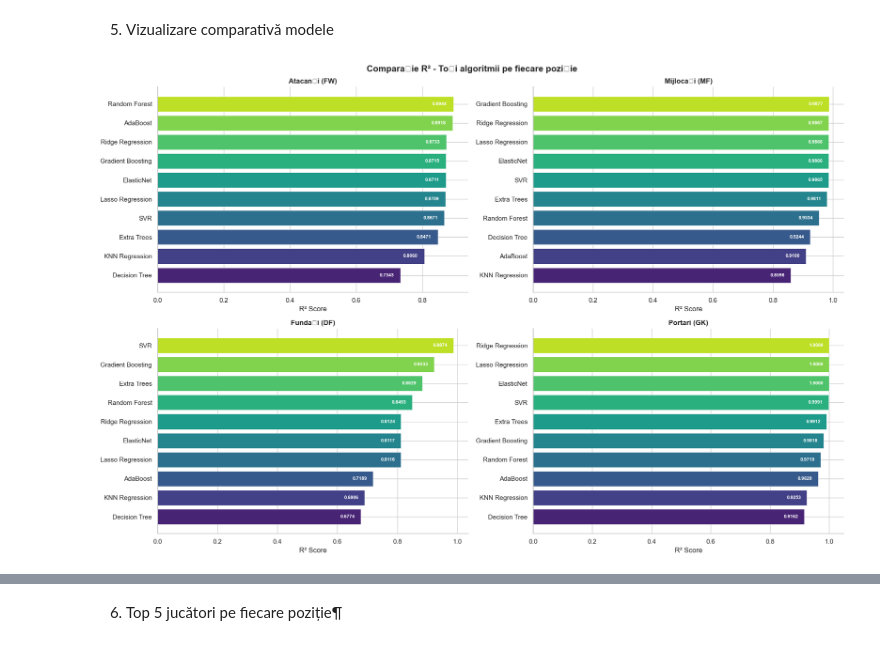
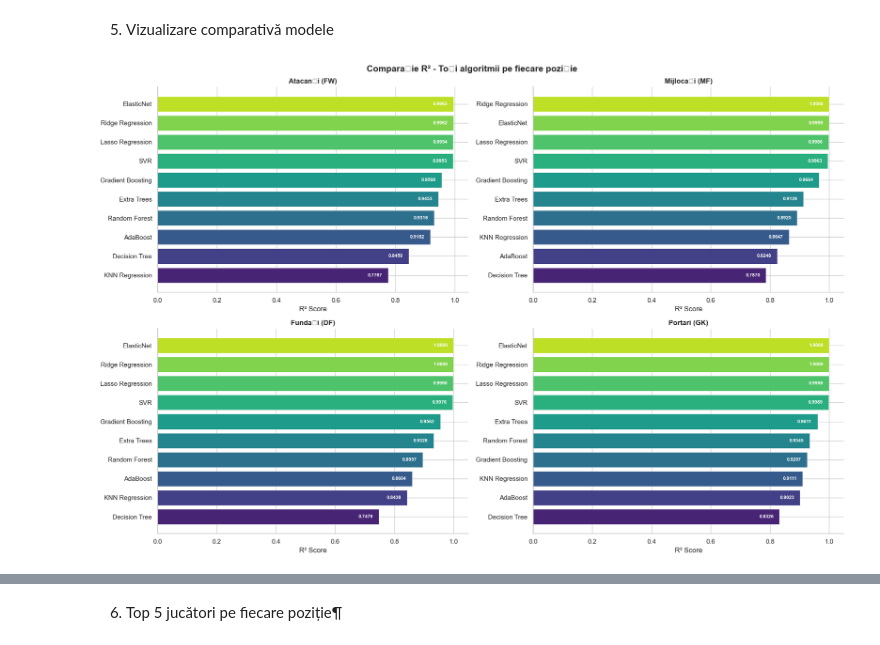
Before and after one commit to ZetPlay10/Sisteme-inteligente, a Jupyter notebook: fotbal.ipynb, the cells around one changed output, grey strips where cells are left out. Drawn from its saved outputs; the diff is of its cells as text; code cells hidden in the pictures.

Commit message:
Analiza modelului final (explainability). Interpretarea rezultatelor. Începerea structurării documentației

```diff
--- a/fotbal.ipynb
+++ b/fotbal.ipynb
@@ -227,10 +292,6 @@ Vom antrena și compara 8 algoritmi pentru fiecare poziție:
     ElasticNet
 # %%
 def antreneaza_si_compara_modele(df_pos, features, target, pos_name):
-    """
-    Antrenează 10 algoritmi cu optimizare hiperparametri (GridSearchCV)
-    și returnează un tabel comparativ cu rezultatele brute.
-    """
     df_clean = df_pos.dropna(subset=[target]).copy()
     X = df_clean[features].fillna(0)
     y = df_clean[target]
@@ -250,9 +311,6 @@ def antreneaza_si_compara_modele(df_pos, features, target, pos_name):
     print(f'  Train: {len(X_train)} jucători | Test: {len(X_test)} jucători')
     print(f'{"="*65}')
 
-    # ------------------------------------------------------------------ #
-    # Definim gridul de hiperparametri pentru fiecare model
-    # ------------------------------------------------------------------ #
     configuratii = [
         {
             'nume': 'Random Forest',
@@ -359,6 +417,7 @@ def antreneaza_si_compara_modele(df_pos, features, target, pos_name):
         best = grid.best_estimator_
         y_pred = best.predict(Xte)
 
+        # cv pe train ca sa vedem daca modelul e stabil sau overfittat
         cv_scores = cross_val_score(best, Xtr, y_train, cv=5, scoring='r2')
 
         mse  = mean_squared_error(y_test, y_pred)
@@ -432,7 +501,16 @@ display(rez_fw)
 4.2 Modele pentru Mijlocași
 # %%
 df_mf = df[df['Pos'] == 'MF'].copy()
-features_mf = ['Min', 'Gls', 'Ast', 'TklW', 'Int', 'CrdY', 'Age']
+
+features_mf = [
+    'Off_Direct_90',    # gls+ast fara pk per 90
+    'Def_Actions_90',   # tackle + interceptii per 90
+    'Crs_90',           # centrari per 90
+    'Fls_90',           # faulturi comise per 90 (negativ)
+    'Cards_Penalty_90', # disciplina (negativ)
+    'PlusMinus_90',     # impact echipa cand e pe teren
+    'Age',
+]
 features_mf = [f for f in features_mf if f in df_mf.columns]
 
 rez_mf, models_mf = antreneaza_si_compara_modele(
@@ -472,7 +550,16 @@ display(rez_mf)
 4.3 Modele pentru Fundași
 # %%
 df_df = df[df['Pos'] == 'DF'].copy()
-features_df = ['Min', 'TklW', 'Int', 'Fls', 'CrdY', 'Age', '90s']
+
+features_df = [
+    'Def_Actions_90',   # tackle + interceptii per 90
+    'Fls_90',           # faulturi comise per 90 (negativ)
+    'PlusMinus_90',     # impact echipa
+    'Crs_90',           # centrari per 90 (lateral modern)
+    'Cards_Penalty_90', # disciplina (negativ)
+    'OG_penalty',       # autogoluri (penalizare)
+    'Age',
+]
 features_df = [f for f in features_df if f in df_df.columns]
 
 rez_df, models_df = antreneaza_si_compara_modele(
@@ -512,8 +599,16 @@ display(rez_df)
 4.4 Modele pentru Portari
 # %%
 df_gk = df[df['Pos'] == 'GK'].copy()
-features_gk_all = ['Min', 'Save%', 'CS', 'GA90', 'Age', 'SoTA']
-features_gk = [f for f in features_gk_all if f in df_gk.columns]
+
+features_gk = [
+    'Save%',        # procentaj salvari
+    'CS_Rate',      # rata clean sheets
+    'GA90_inv',     # goluri primite per 90 (inversat)
+    'PKsv_Rate',    # penaltyuri salvate
+    'SoTA',         # volum de munca (suturi pe poarta infruntat)
+    'Age',
+]
+features_gk = [f for f in features_gk if f in df_gk.columns]
 
 rez_gk, models_gk = antreneaza_si_compara_modele(
     df_gk, features_gk, 'Scor_Portar', 'GK - PORTARI'
@@ -552,7 +647,6 @@ display(rez_gk)
 5. Vizualizare comparativă modele
 # %%
 def plot_comparatie_modele(rez_dict):
-    """Grafic comparativ R² pentru toate pozițiile și toți algoritmii"""
     fig, axes = plt.subplots(2, 2, figsize=(18, 12))
     fig.suptitle('Comparație R² - Toți algoritmii pe fiecare poziție', fontsize=15, fontweight='bold')
 
@@ -561,32 +655,33 @@ def plot_comparatie_modele(rez_dict):
     for ax, (pos_name, rez) in zip(axes.flatten(), rez_dict.items()):
         if rez is None:
             ax.set_visible(False)
             continue
         rez_sorted = rez.sort_values('R²')
         bars = ax.barh(rez_sorted['Model'], rez_sorted['R²'],
                        color=culori[:len(rez_sorted)], edgecolor='white', linewidth=0.5)
         for bar, val in zip(bars, rez_sorted['R²']):
             ax.text(max(val - 0.02, 0.01), bar.get_y() + bar.get_height()/2,
                     f'{val:.4f}', va='center', ha='right', fontsize=8,
                     color='white', fontweight='bold')
         ax.set_title(pos_name, fontsize=12, fontweight='bold')
         ax.set_xlabel('R² Score')
         ax.axvline(0, color='gray', linestyle='--', linewidth=0.8)
         ax.spines['top'].set_visible(False)
         ax.spines['right'].set_visible(False)
 
     plt.tight_layout()
+    plt.savefig("grafic_r2_algoritmi.png", dpi=150, bbox_inches="tight")
     plt.show()
 
 
 rez_dict = {
     'Atacanți (FW)':  rez_fw,
     'Mijlocași (MF)': rez_mf,
     'Fundași (DF)':   rez_df,
     'Portari (GK)':   rez_gk,
 }
 
 plot_comparatie_modele(rez_dict)
 # %% [output]
-[figure, old version]
+[figure, new version]
 # %%
```
Also changed, not shown: parts of 15 cells of this notebook, 14 other files.
